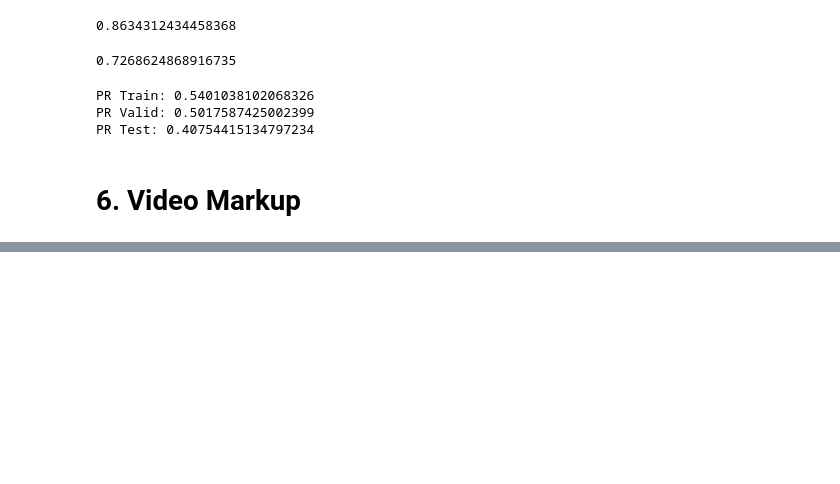
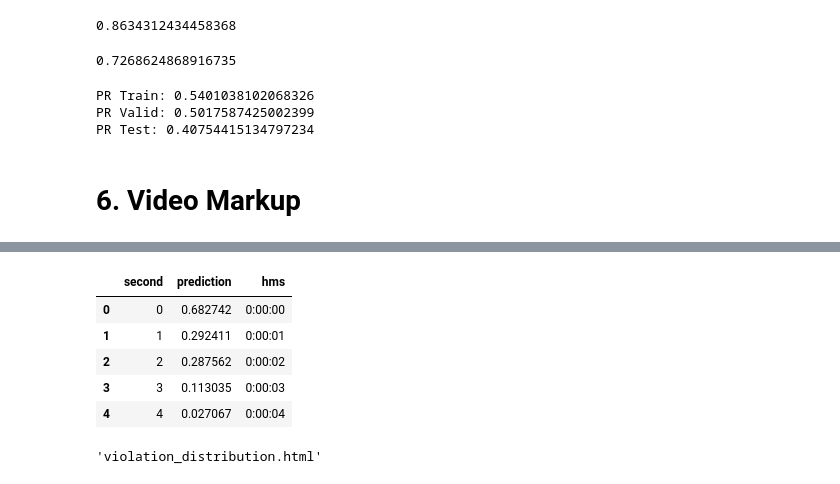
Before and after one commit to AndreyKoceruba/football_violations_detection, a Jupyter notebook: violation_detection.ipynb, the cells around one changed output, grey strips where cells are left out. Saved outputs shown, nothing was run; the diff lists cells and outputs as text; code cells hidden in the pictures; blank space fills up the shorter version.

```diff
--- a/violation_detection.ipynb
+++ b/violation_detection.ipynb
@@ -550,0 +571,3 @@ Progress: 32341
+# %%
+df_seconds = df.groupby(['second'])[['prediction']].mean().reset_index()
+df_seconds.head()
@@ -550,0 +581,35 @@ Progress: 32341
+# %%
+df_seconds['hms'] = df_seconds['second'].apply(lambda x: str(datetime.timedelta(seconds=x)))
+df_seconds.head()
+# %% [output]
+|  | second | prediction | hms |
+| 0 | 0 | 0.682742 | 0:00:00 |
+| 1 | 1 | 0.292411 | 0:00:01 |
+| 2 | 2 | 0.287562 | 0:00:02 |
+| 3 | 3 | 0.113035 | 0:00:03 |
+| 4 | 4 | 0.027067 | 0:00:04 |
+# %%
+trace = go.Scatter(
+    x=df_seconds['hms'],
+    y=df_seconds['prediction']
+)
+data = [trace]
+layout = go.Layout(
+    title=dict(
+        text='Violation distribution'
+    ),
+    xaxis=dict(
+        title=dict(
+            text='Second'
+        )
+    ),
+    yaxis=dict(
+        title=dict(
+            text='Average score per second'
+        )
+    )
+)
+fig = go.Figure(data=data, layout=layout)
+pyo.plot(fig, filename='violation_distribution.html')
+# %% [output]
+'violation_distribution.html'
```
Also changed, not shown: parts of 11 cells of this notebook.
